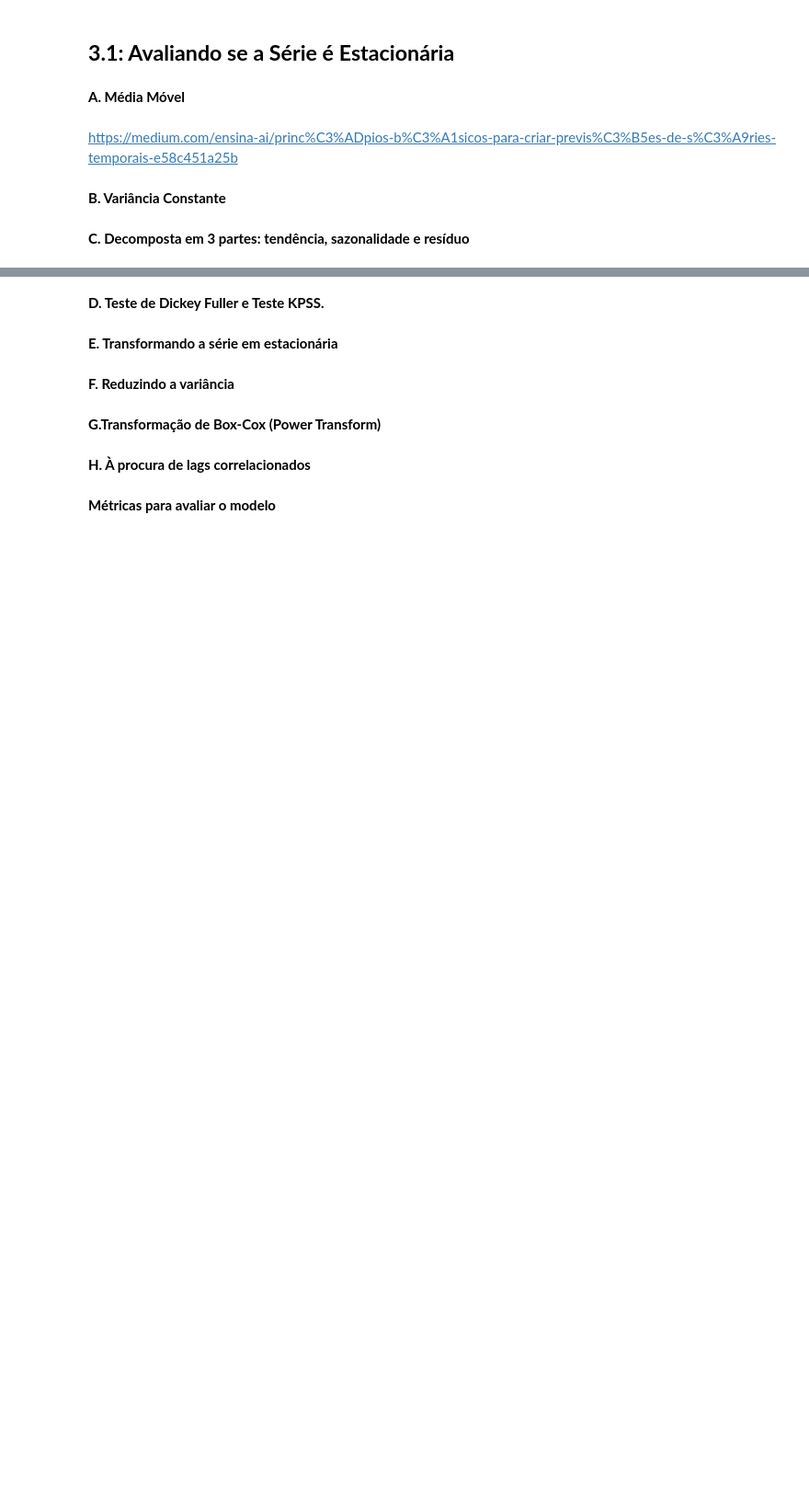
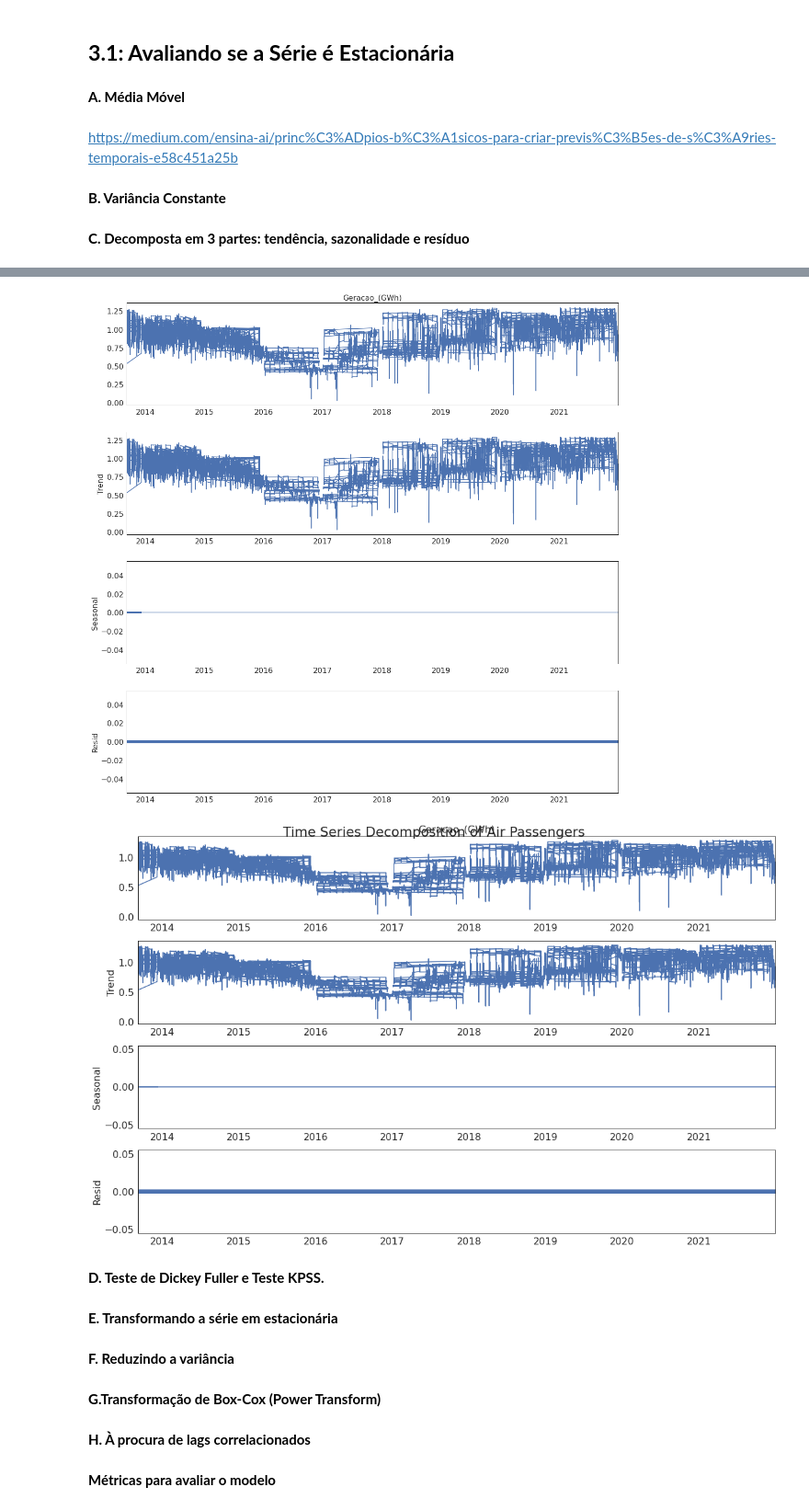
Before and after one commit to Leonardorochagit/Geracao_Energia, a Jupyter notebook: Previsao_GeracaoEnergia_AM.ipynb, the cells around one changed output, grey strips where cells are left out. Shown at 92% size. Drawn from its saved outputs; the diff is of its cells as text; code cells hidden in the pictures; blank space fills up the shorter version.

```diff
--- a/Previsao_GeracaoEnergia_AM.ipynb
+++ b/Previsao_GeracaoEnergia_AM.ipynb
@@ -427,0 +407,3 @@ https://medium.com/ensina-ai/princ%C3%ADpios-b%C3%A1sicos-para-criar-previs%C3%B
+# %%
+df['data']=df.index
+df
@@ -428,3 +448,12 @@ https://medium.com/ensina-ai/princ%C3%ADpios-b%C3%A1sicos-para-criar-previs%C3%B
+# %%
+#gráfico xxx com ciclos que se repetem a cada X periodos
+season = seasonal_decompose(df['Geracao_(GWh)'], period=1)
+fig = season.plot();
+season.plot().suptitle('Time Series Decomposition of Air Passengers')
+fig.set_size_inches(16,16)
+# %% [output]
+[figure, added]
+[figure, added]
 # %% [markdown]
 **D. Teste de Dickey Fuller e Teste KPSS.**
 # %% [markdown]
```
Also changed, not shown: parts of 38 cells of this notebook.
